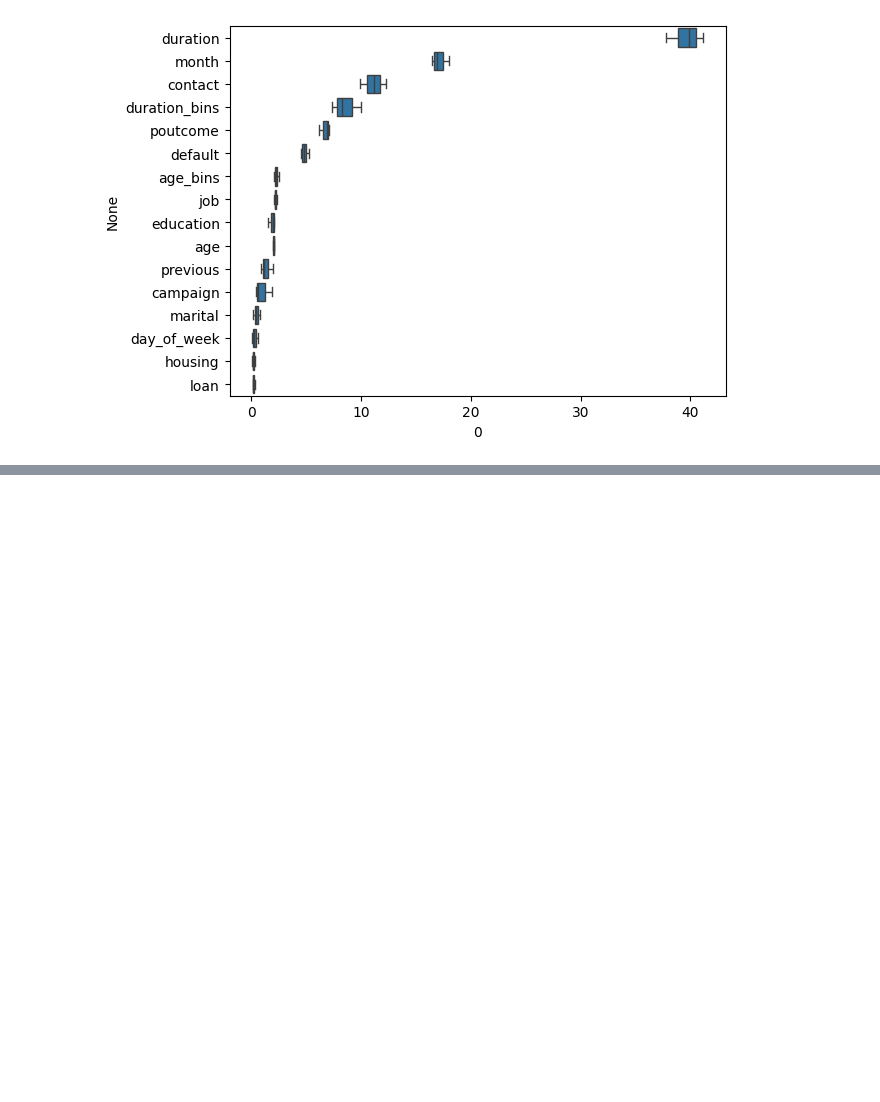
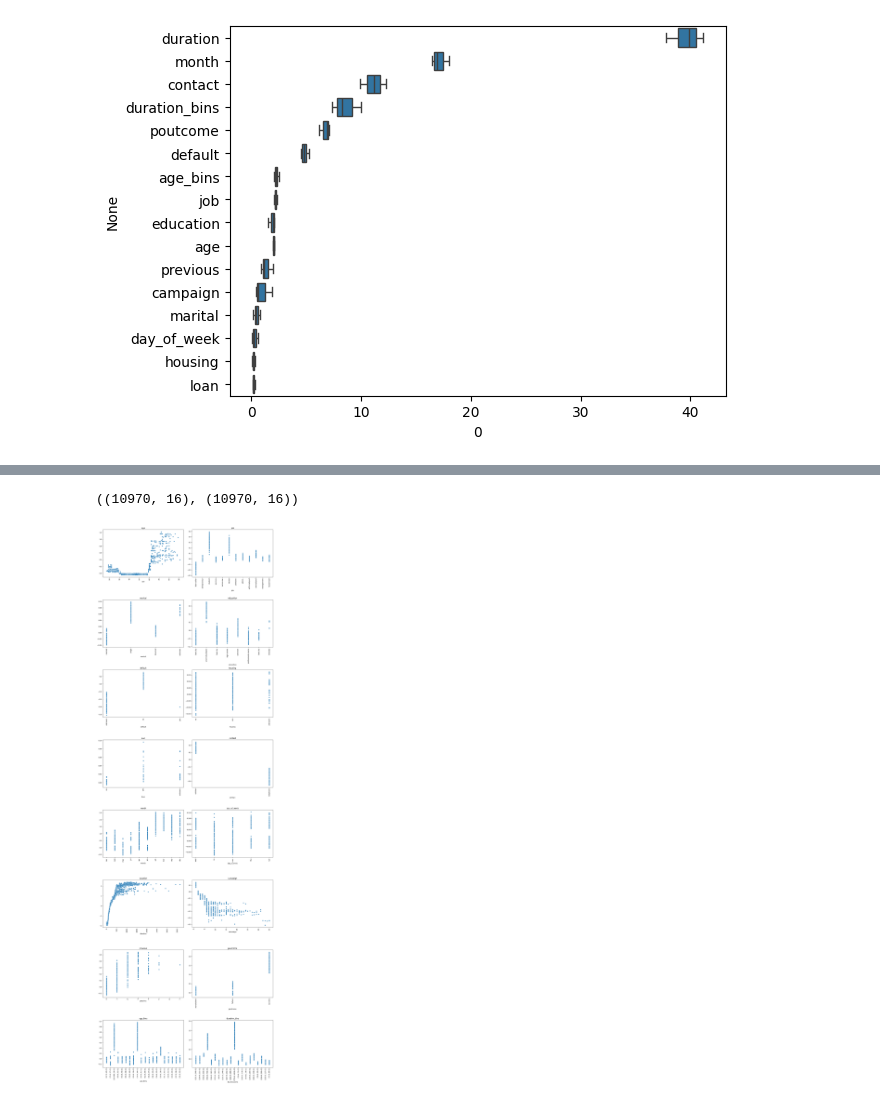
Before and after one commit to kokinpavel/dste, a Jupyter notebook: notebooks/EDA.ipynb, the cells around one changed output, grey strips where cells are left out. Cells and saved outputs as stored; diff of their text form; code cells hidden in the pictures; blank space fills up the shorter version.

```diff
--- a/notebooks/EDA.ipynb
+++ b/notebooks/EDA.ipynb
@@ -882,0 +784,17 @@ sns.scatterplot(x=df_vec_pca_tsne[:, 0], y=df_vec_pca_tsne[:, 1], hue=df['y'])
+# %%
+shap_values.shape, X_test.shape
+# %% [output]
+((10970, 16), (10970, 16))
+# %%
+fig, axes = plt.subplots(nrows=8, ncols=2, figsize=(16, 50))
+axes = axes.flatten()
+
+for i in range(shap_values.shape[1]):
+    sns.scatterplot(x=X_test.iloc[:,i], y=shap_values[:,i], ax=axes[i])
+    axes[i].set_title(X_test.columns[i])
+    axes[i].tick_params(axis='x', rotation=90)
+
+plt.tight_layout()
+plt.show()
+# %% [output]
+[figure, added]
```
Also changed, not shown: parts of 32 cells of this notebook, 6 other files.
